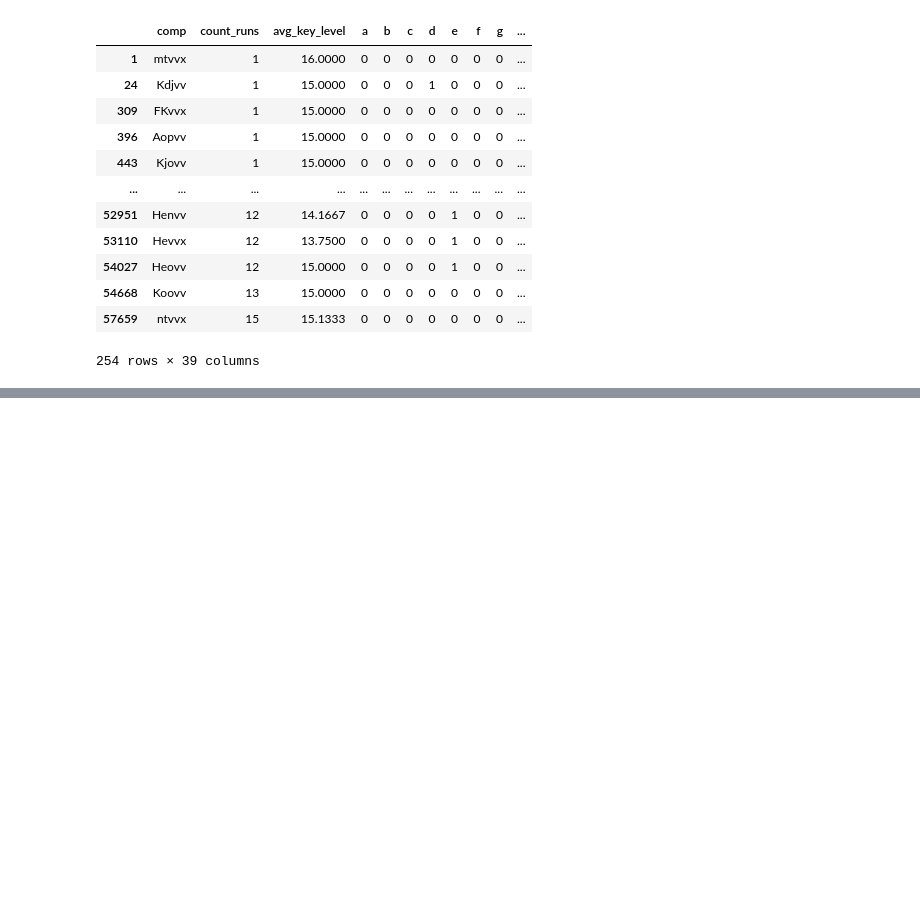
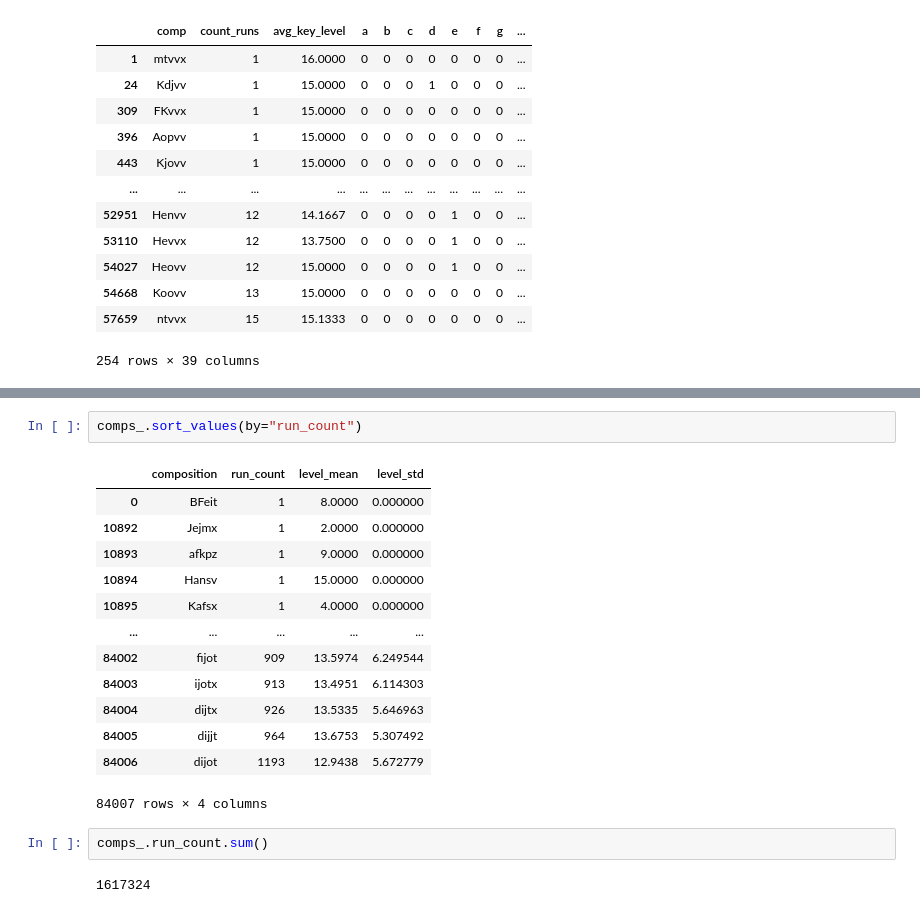
Before and after one commit to ily123/blizzard_api, a Jupyter notebook: legacy/_research_composition_lookup.ipynb, the cells around one changed output, grey strips where cells are left out. Saved outputs shown, nothing was run; the diff lists cells and outputs as text; blank space fills up the shorter version.

```diff
--- a/legacy/_research_composition_lookup.ipynb
+++ b/legacy/_research_composition_lookup.ipynb
@@ -112,0 +178,20 @@ mask
+# %%
+comps_.sort_values(by="run_count")
+# %% [output]
+|  | composition | run_count | level_mean | level_std |
+| 0 | BFeit | 1 | 8.0000 | 0.000000 |
+| 10892 | Jejmx | 1 | 2.0000 | 0.000000 |
+| 10893 | afkpz | 1 | 9.0000 | 0.000000 |
+| 10894 | Hansv | 1 | 15.0000 | 0.000000 |
+| 10895 | Kafsx | 1 | 4.0000 | 0.000000 |
+| ... | ... | ... | ... | ... |
+| 84002 | fijot | 909 | 13.5974 | 6.249544 |
+| 84003 | ijotx | 913 | 13.4951 | 6.114303 |
+| 84004 | dijtx | 926 | 13.5335 | 5.646963 |
+| 84005 | dijjt | 964 | 13.6753 | 5.307492 |
+| 84006 | dijot | 1193 | 12.9438 | 5.672779 |
+84007 rows × 4 columns
+# %%
+comps_.run_count.sum()
+# %% [output]
+1617324
```
Also changed, not shown: parts of 11 cells of this notebook, 2 other files.
